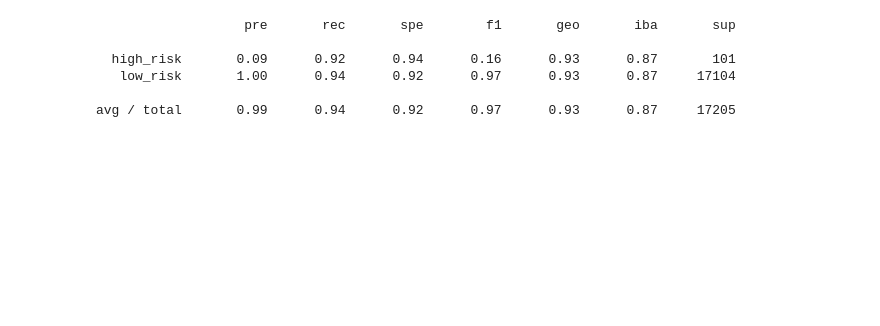
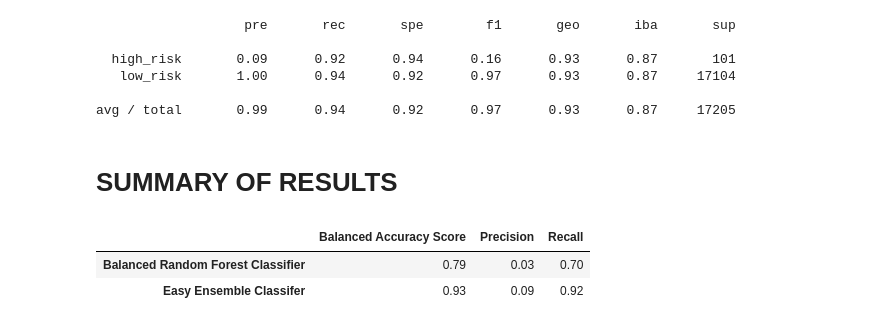
Before and after one commit to carlysandler/Credit_Risk_Analysis, a Jupyter notebook: credit_risk_ensemble.ipynb, the cells around one changed output. Drawn from its saved outputs; the diff is of its cells as text; code cells hidden in the pictures; blank space fills up the shorter version.

```diff
--- a/credit_risk_ensemble.ipynb
+++ b/credit_risk_ensemble.ipynb
@@ -151,7 +162,7 @@ brf.fit(X_train, y_train)
 BalancedRandomForestClassifier(random_state=1)
 # %%
 # Calculated the balanced accuracy score
-y_pred = brf.predict(X_test)
+y_pred = brf.predict(X_test_scaled)
 brf_acc_score = balanced_accuracy_score(y_test, y_pred)
 print(f" Balanced Accuracy Score (Balanced Random Forest Classifer): {brf_acc_score}")
 # %% [output]
@@ -206,12 +217,12 @@ features_rank
 # Train the EasyEnsembleClassifier
 from imblearn.ensemble import EasyEnsembleClassifier
 ee = EasyEnsembleClassifier(n_estimators=100, random_state=1)
-ee.fit(X_train, y_train)
+ee.fit(X_train_scaled, y_train)
 # %% [output]
 EasyEnsembleClassifier(n_estimators=100, random_state=1)
 # %%
 # Calculated the balanced accuracy score
-y_pred = ee.predict(X_test)
+y_pred = ee.predict(X_test_scaled)
 ee_acc_score = balanced_accuracy_score(y_test, y_pred)
 print(f"Balanced Accuracy Score (Easy Ensemble Classifier): {ee_acc_score}")
 # %% [output]
@@ -238,3 +249,30 @@ print(ee_report)
    low_risk       1.00      0.94      0.92      0.97      0.93      0.87     17104
 
 avg / total       0.99      0.94      0.92      0.97      0.93      0.87     17205
+# %% [markdown]
+# SUMMARY OF RESULTS
+# %%
+# Preparing performance variables
+
+brf_prec = round(brf_cm_df.iloc[0,0]/(brf_cm_df.iloc[0,0]+brf_cm_df.iloc[1,0]),2)
+brf_recall = round(brf_cm_df.iloc[0,0]/(brf_cm_df.iloc[0,0]+brf_cm_df.iloc[0,1]),2)
+
+ee_prec = round(ee_cm_df.iloc[0,0]/(ee_cm_df.iloc[0,0]+ee_cm_df.iloc[1,0]),2)
+ee_recall = round(ee_cm_df.iloc[0,0]/(ee_cm_df.iloc[0,0]+ee_cm_df.iloc[0,1]),2)
+
+brf_acc_score = round(brf_acc_score, 2)
+ee_acc_score = round(ee_acc_score, 2)
+# %%
+# Build Summary DataFrame to compare model performances
+index= ['Balanced Random Forest Classifier', 'Easy Ensemble Classifer']
+
+data = {'Balanced Accuracy Score': pd.Series([brf_acc_score, ee_acc_score], index = index),
+        'Precision' : pd.Series([brf_prec, ee_prec], index=index),
+        'Recall' : pd.Series([brf_recall, ee_recall], index=index)}
+
+summary_df = pd.DataFrame(data)
+summary_df
+# %% [output]
+|  | Balanced Accuracy Score | Precision | Recall |
+| Balanced Random Forest Classifier | 0.79 | 0.03 | 0.70 |
+| Easy Ensemble Classifer | 0.93 | 0.09 | 0.92 |
```
Also changed, not shown: parts of 7 cells of this notebook, 5 other files.
